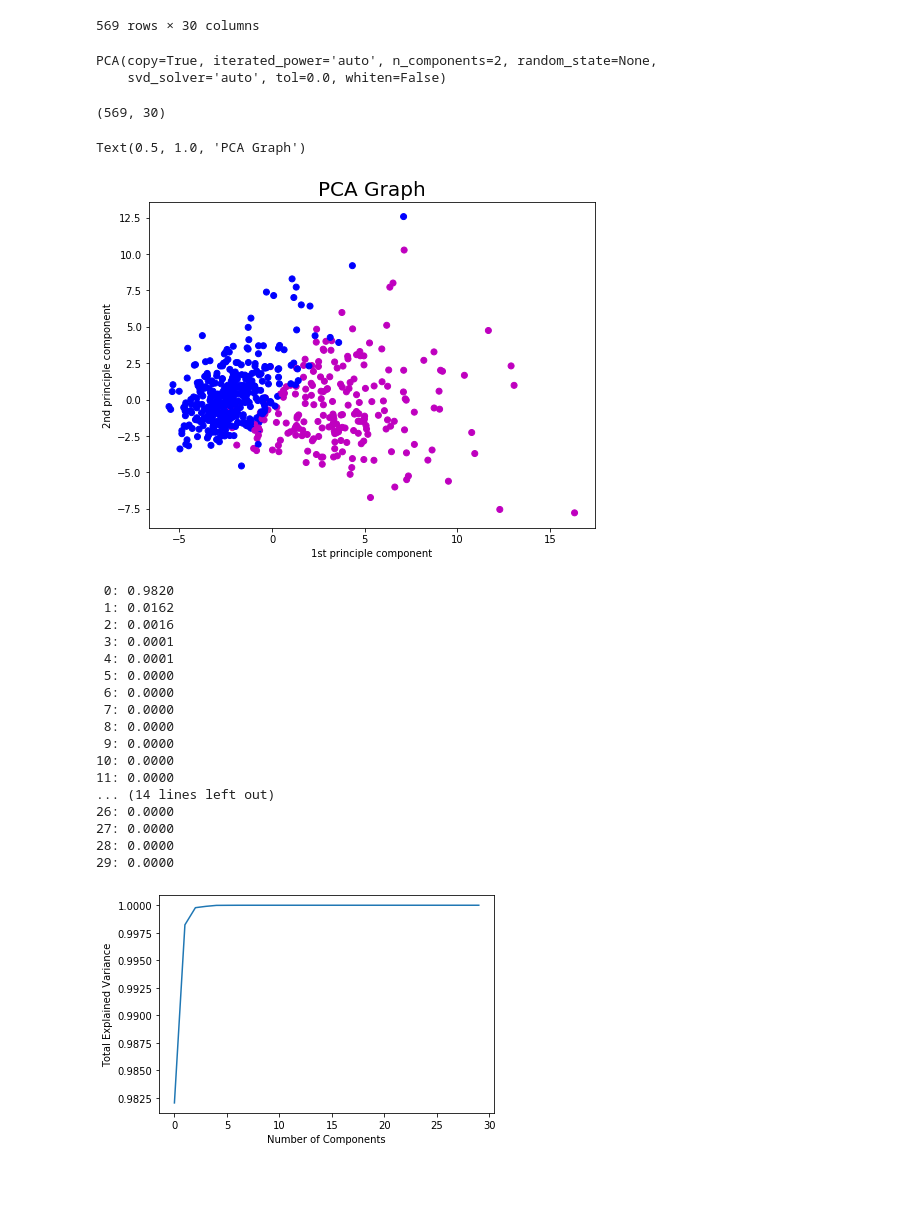
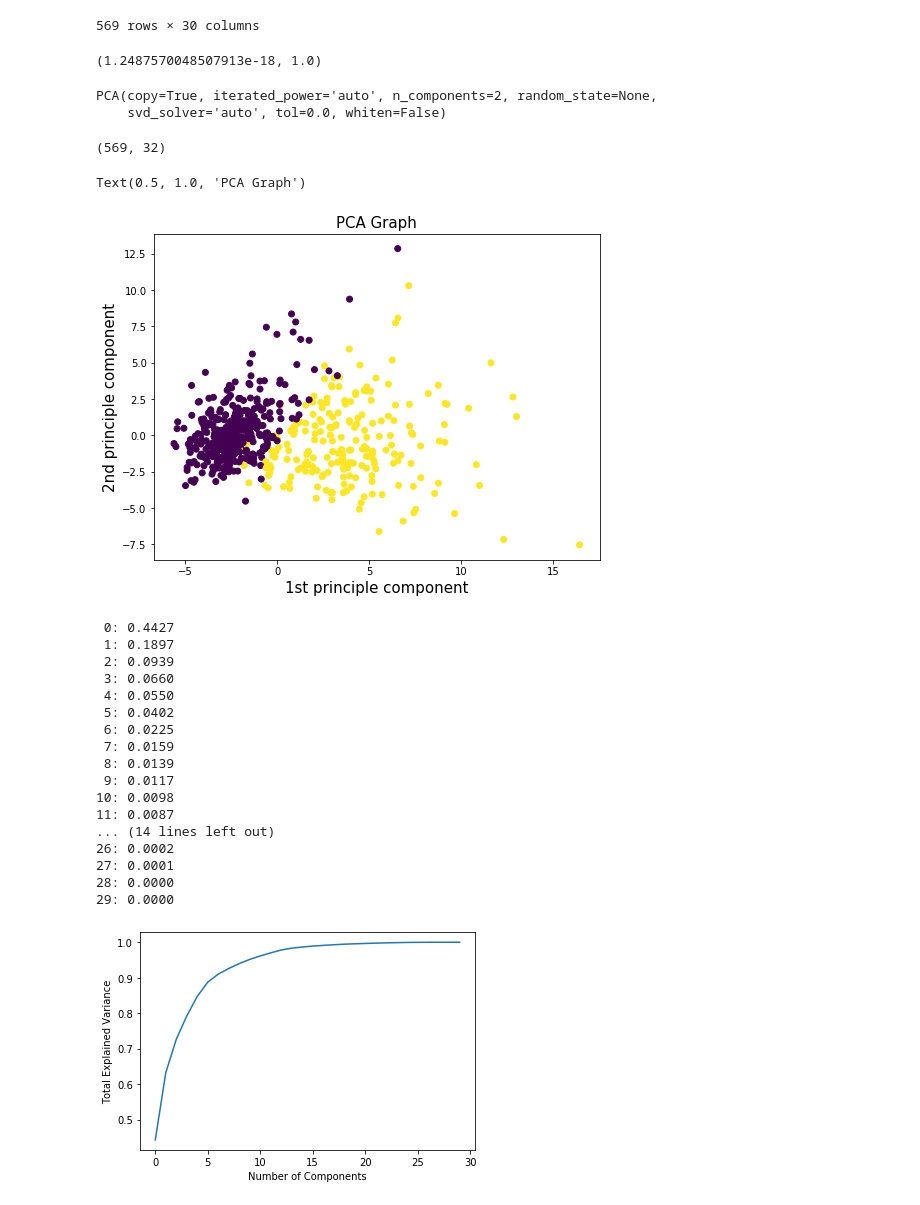
Before and after one commit to USF-CS-663-Spring-2020/lab-03-pca-sdash-usfca, a Jupyter notebook: PCA-Lab03.ipynb, the cells around one changed output. Drawn from its saved outputs; the diff is of its cells as text; code cells hidden in the pictures; blank space fills up the shorter version.

```diff
--- a/PCA-Lab03.ipynb
+++ b/PCA-Lab03.ipynb
@@ -41,3 +24,9 @@ df
+# %%
+df.columns =column_labels
+df
+
+df['diagnosis'].replace('M',1,inplace=True)
+df['diagnosis'].replace('B',0,inplace=True)
 # %%
 feature_df = df.iloc[:,2:]
 feature_df
@@ -61,31 +50,37 @@ label_df
 
 from sklearn.preprocessing import StandardScaler
 scaler = StandardScaler()
-scaler.fit(feature_df)
-scaled_data = scaler.transform(feature_df)
+scaler.fit(df)
+scaled_data = scaler.transform(df)
 
-from sklearn.decomposition import PCA
-pca  = PCA(n_components=2)
-pca.fit(scaled_data)
+x = feature_df.values
+x = StandardScaler().fit_transform(x)
+np.mean(x),np.std(x)
 # %% [output]
-PCA(copy=True, iterated_power='auto', n_components=2, random_state=None,
-    svd_solver='auto', tol=0.0, whiten=False)
+(1.2487570048507913e-18, 1.0)
+# %%
+from sklearn.decomposition import PCA
+pca  = PCA(n_components=2)
+pca.fit(scaled_data)
+# %% [output]
+PCA(copy=True, iterated_power='auto', n_components=2, random_state=None,
+    svd_solver='auto', tol=0.0, whiten=False)
 # %%
 x_pca = pca.transform(scaled_data);
 scaled_data.shape
 # %% [output]
-(569, 30)
+(569, 32)
 # %%
 x_pca.shape
 
 plt.figure(figsize =(8,6))
 plt.scatter(x_pca[:,0],x_pca[:,1],c=df['diagnosis'])
-plt.xlabel('1st principle component')
-plt.ylabel('2nd principle component')
-plt.title("PCA Graph",fontsize=20)
+plt.xlabel('1st principle component',fontsize=15)
+plt.ylabel('2nd principle component',fontsize=15)
+plt.title("PCA Graph",fontsize=15)
 # %% [output]
 Text(0.5, 1.0, 'PCA Graph')
-[figure, old version]
+[figure, new version]
 # %%
 x = feature_df.values
 x = StandardScaler().fit_transform(x)
@@ -99,21 +94,21 @@ plt.plot(np.cumsum(pca.explained_variance_ratio_))
 plt.xlabel('Number of Components')
 plt.ylabel('Total Explained Variance');
 # %% [output]
- 0: 0.9820
- 1: 0.0162
- 2: 0.0016
- 3: 0.0001
- 4: 0.0001
- 5: 0.0000
- 6: 0.0000
- 7: 0.0000
- 8: 0.0000
- 9: 0.0000
-10: 0.0000
-11: 0.0000
+ 0: 0.4427
+ 1: 0.1897
+ 2: 0.0939
+ 3: 0.0660
+ 4: 0.0550
+ 5: 0.0402
+ 6: 0.0225
+ 7: 0.0159
+ 8: 0.0139
+ 9: 0.0117
+10: 0.0098
+11: 0.0087
 ... (14 lines left out)
-26: 0.0000
-27: 0.0000
+26: 0.0002
+27: 0.0001
 28: 0.0000
 29: 0.0000
-[figure, old version]
+[figure, new version]
```
Also changed, not shown: parts of 1 cell of this notebook, 1 other file.
